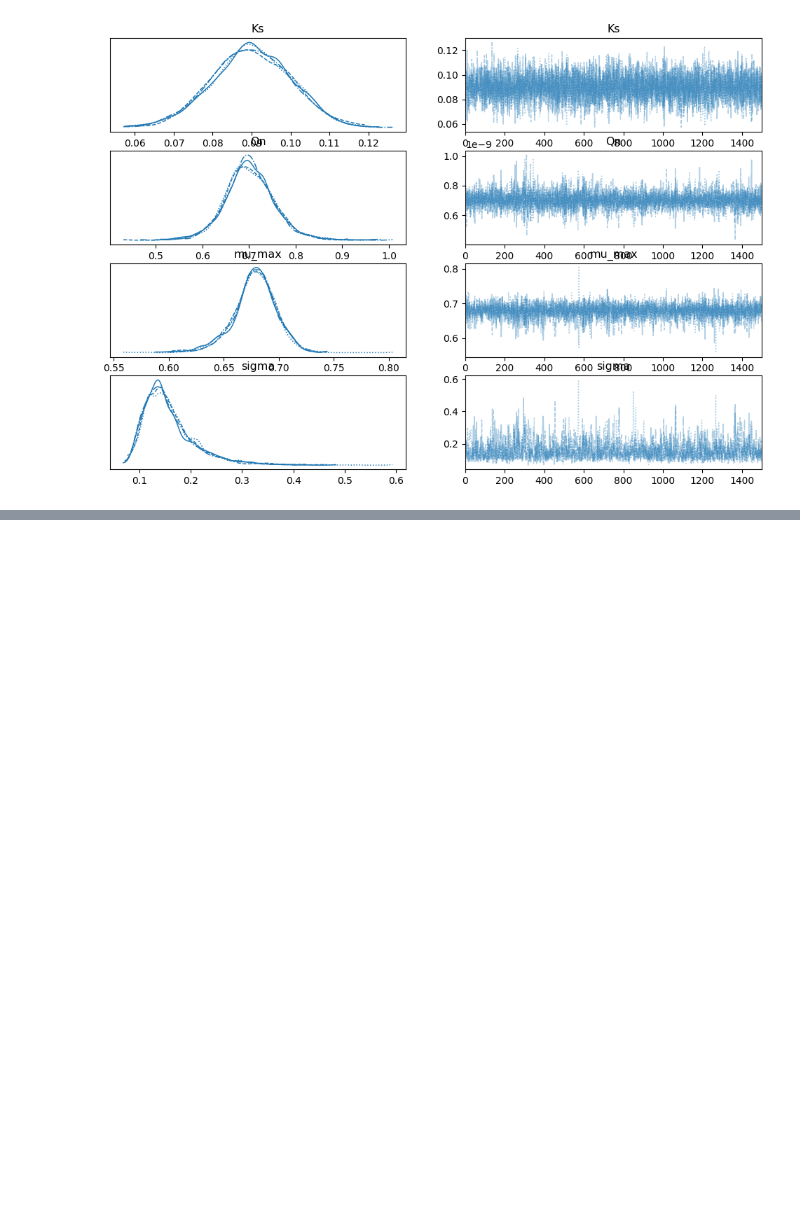
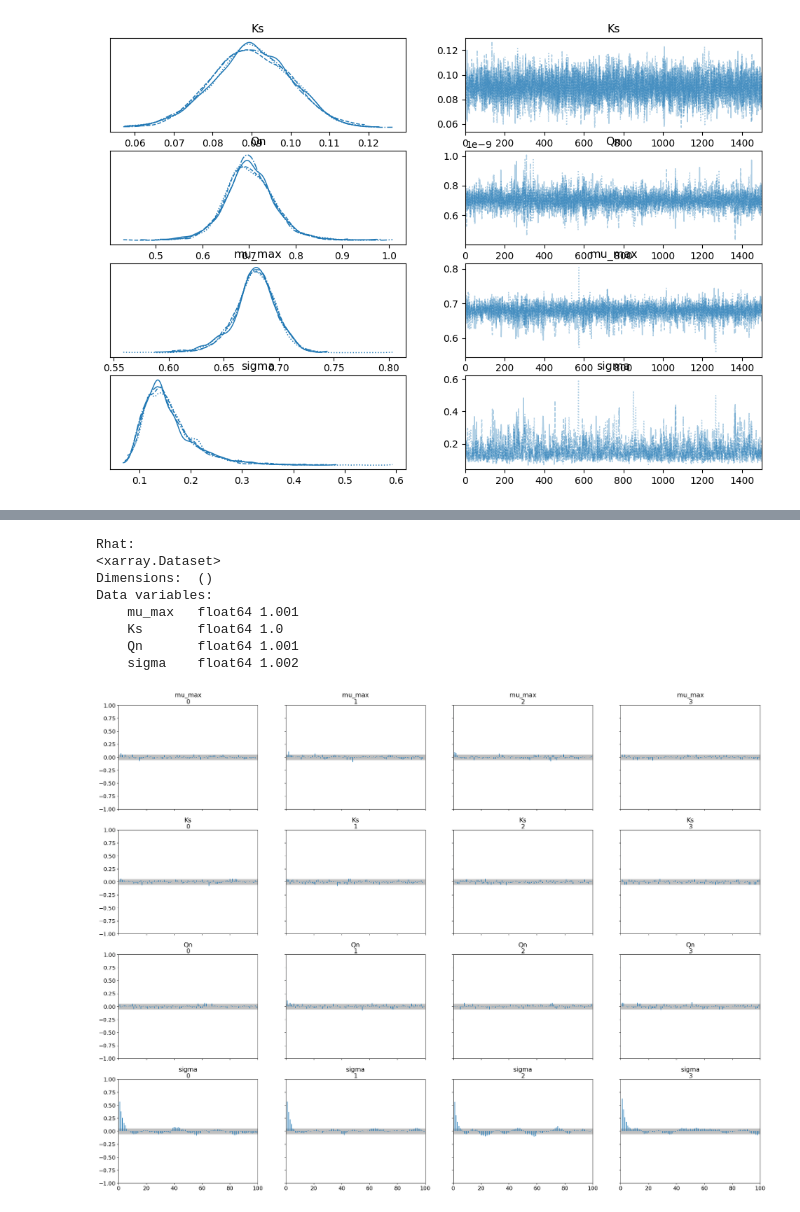
Before and after one commit to B2-Bayesian-for-Biology/pymc-ODE-inference, a Jupyter notebook: notebooks/bayesian_fits-diff_samplers.ipynb, the cells around one changed output, grey strips where cells are left out. Drawn from its saved outputs; the diff is of its cells as text; code cells hidden in the pictures; blank space fills up the shorter version.

```diff
--- a/notebooks/bayesian_fits-diff_samplers.ipynb
+++ b/notebooks/bayesian_fits-diff_samplers.ipynb
@@ -396,0 +425,17 @@ Sampling 4 chains for 1_500 tune and 1_500 draw iterations (6_000 + 6_000 draws
+# %%
+
+# 4. Convergence test for the chains - Gelman-Rubin, Geweke, and Autocorrelation
+rhat = az.rhat(trace_pymc_ode)
+#geweke = az.geweke(trace_pymc_ode)
+autocorr = az.plot_autocorr(trace_pymc_ode)
+print(f'Rhat:\n{rhat}\n')
+# %% [output]
+Rhat:
+<xarray.Dataset>
+Dimensions:  ()
+Data variables:
+    mu_max   float64 1.001
+    Ks       float64 1.0
+    Qn       float64 1.001
+    sigma    float64 1.002
+[figure, added]
```
Also changed, not shown: parts of 7 cells of this notebook.
